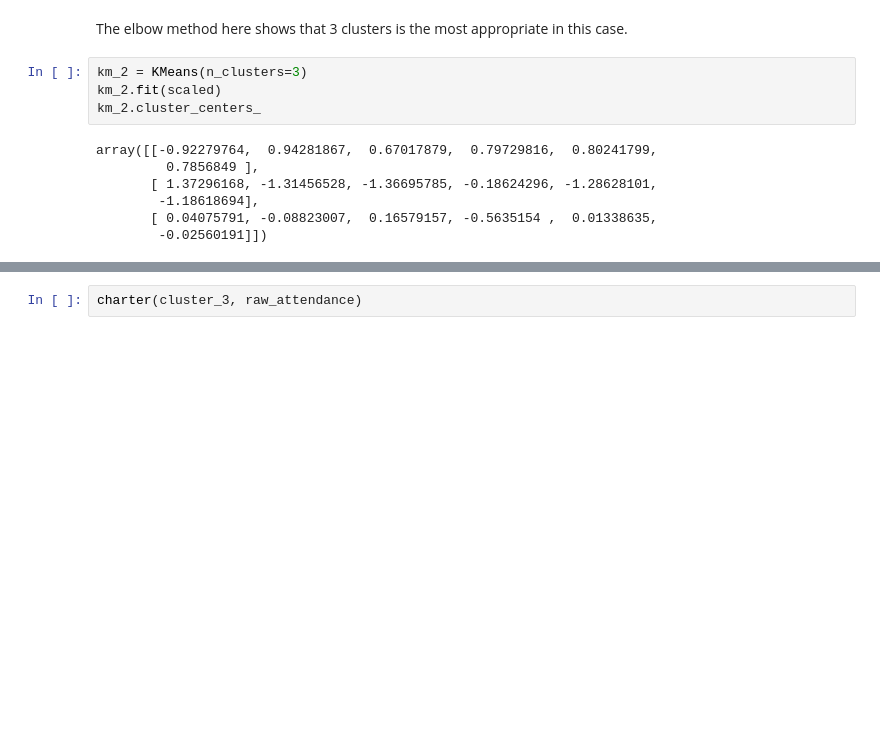
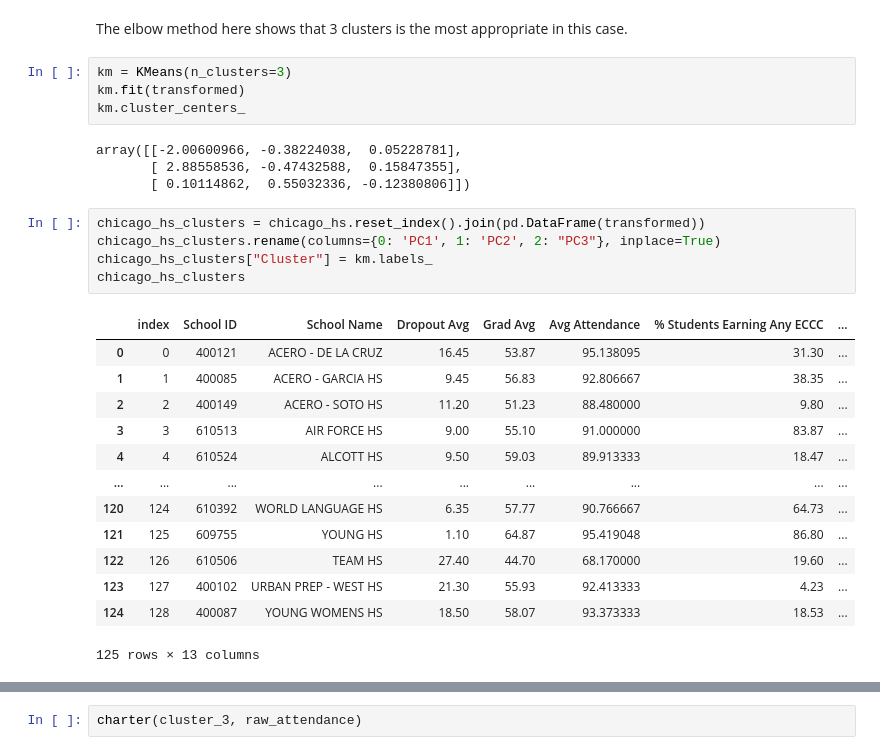
Before and after one commit to natlee1029/Data-Science-Portfolio, a Jupyter notebook: Chicago Public Schools .ipynb, the cells around one changed output, grey strips where cells are left out. Saved outputs shown, nothing was run; the diff lists cells and outputs as text; blank space fills up the shorter version.

```diff
--- a/Chicago Public Schools .ipynb
+++ b/Chicago Public Schools .ipynb
@@ -285,13 +229,29 @@ plt.show()
 # %% [markdown]
 The elbow method here shows that 3 clusters is the most appropriate in this case.
 # %%
-km_2 = KMeans(n_clusters=3)
-km_2.fit(scaled)
-km_2.cluster_centers_
+km = KMeans(n_clusters=3)
+km.fit(transformed)
+km.cluster_centers_
 # %% [output]
-array([[-0.92279764,  0.94281867,  0.67017879,  0.79729816,  0.80241799,
-         0.7856849 ],
-       [ 1.37296168, -1.31456528, -1.36695785, -0.18624296, -1.28628101,
-        -1.18618694],
-       [ 0.04075791, -0.08823007,  0.16579157, -0.5635154 ,  0.01338635,
-        -0.02560191]])
+array([[-2.00600966, -0.38224038,  0.05228781],
+       [ 2.88558536, -0.47432588,  0.15847355],
+       [ 0.10114862,  0.55032336, -0.12380806]])
+# %%
+chicago_hs_clusters = chicago_hs.reset_index().join(pd.DataFrame(transformed))
+chicago_hs_clusters.rename(columns={0: 'PC1', 1: 'PC2', 2: "PC3"}, inplace=True)
+chicago_hs_clusters["Cluster"] = km.labels_
+chicago_hs_clusters
+# %% [output]
+|  | index | School ID | School Name | Dropout Avg | Grad Avg | Avg Attendance | % Students Earning Any ECCC | ... |
+| 0 | 0 | 400121 | ACERO - DE LA CRUZ | 16.45 | 53.87 | 95.138095 | 31.30 | ... |
+| 1 | 1 | 400085 | ACERO - GARCIA HS | 9.45 | 56.83 | 92.806667 | 38.35 | ... |
+| 2 | 2 | 400149 | ACERO - SOTO HS | 11.20 | 51.23 | 88.480000 | 9.80 | ... |
+| 3 | 3 | 610513 | AIR FORCE HS | 9.00 | 55.10 | 91.000000 | 83.87 | ... |
+| 4 | 4 | 610524 | ALCOTT HS | 9.50 | 59.03 | 89.913333 | 18.47 | ... |
+| ... | ... | ... | ... | ... | ... | ... | ... | ... |
+| 120 | 124 | 610392 | WORLD LANGUAGE HS | 6.35 | 57.77 | 90.766667 | 64.73 | ... |
+| 121 | 125 | 609755 | YOUNG HS | 1.10 | 64.87 | 95.419048 | 86.80 | ... |
+| 122 | 126 | 610506 | TEAM HS | 27.40 | 44.70 | 68.170000 | 19.60 | ... |
+| 123 | 127 | 400102 | URBAN PREP - WEST HS | 21.30 | 55.93 | 92.413333 | 4.23 | ... |
+| 124 | 128 | 400087 | YOUNG WOMENS HS | 18.50 | 58.07 | 93.373333 | 18.53 | ... |
+125 rows × 13 columns
```
Also changed, not shown: parts of 41 cells of this notebook.
